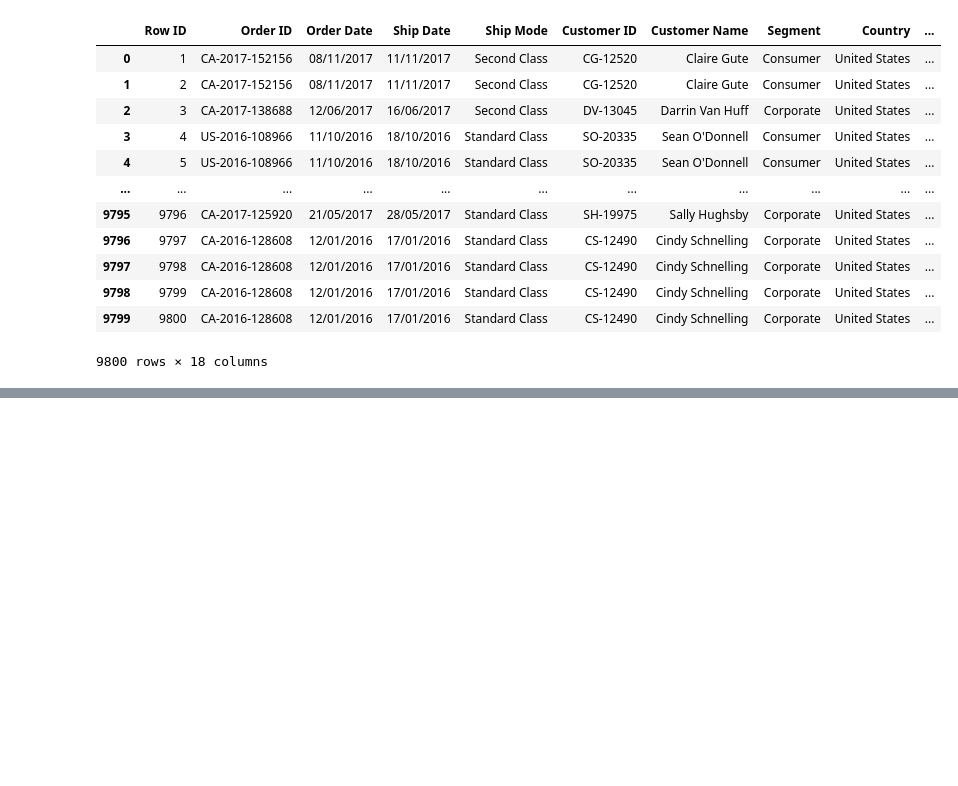
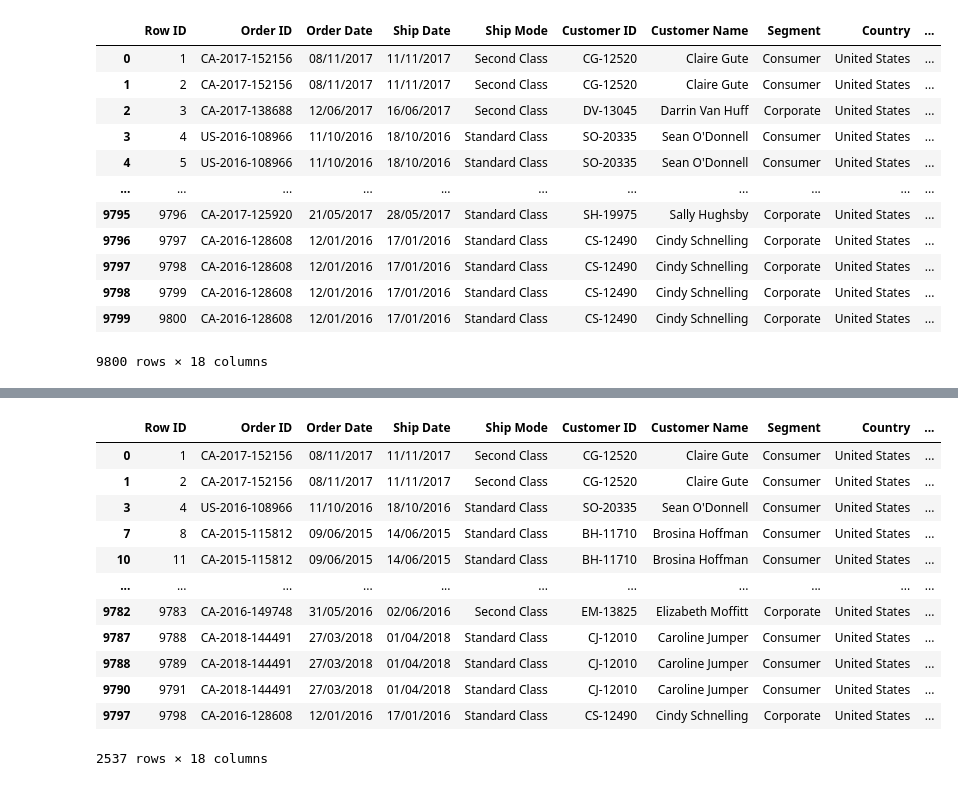
Before and after one commit to melissaviolet/app_development, a Jupyter notebook: test.ipynb, the cells around one changed output, grey strips where cells are left out. Cells and saved outputs as stored; diff of their text form; code cells hidden in the pictures; blank space fills up the shorter version.

```diff
--- a/test.ipynb
+++ b/test.ipynb
@@ -67,10 +67,6 @@ df2
 | 9799 | 9800 | CA-2016-128608 | 12/01/2016 | 17/01/2016 | Standard Class | CS-12490 | Cindy Schnelling | Corporate | United States | ... |
 9800 rows × 18 columns
 # %%
-import pandas as pd
-df2 = pd.read_csv(r"C:\Users\user\Desktop\Data sets\supermarket.csv")
-df2
-
-customer_ids = df2["Customer ID"]
-customer_ids
+country_state = df2[["Country", "State", "Customer ID"]]
+country_state
 # %% [output]
@@ -88,0 +86,17 @@ Name: Customer ID, Length: 9800, dtype: object
+# %%
+high_sales = df2[df2["Sales"] > 200]
+high_sales
+# %% [output]
+|  | Row ID | Order ID | Order Date | Ship Date | Ship Mode | Customer ID | Customer Name | Segment | Country | ... |
+| 0 | 1 | CA-2017-152156 | 08/11/2017 | 11/11/2017 | Second Class | CG-12520 | Claire Gute | Consumer | United States | ... |
+| 1 | 2 | CA-2017-152156 | 08/11/2017 | 11/11/2017 | Second Class | CG-12520 | Claire Gute | Consumer | United States | ... |
+| 3 | 4 | US-2016-108966 | 11/10/2016 | 18/10/2016 | Standard Class | SO-20335 | Sean O'Donnell | Consumer | United States | ... |
+| 7 | 8 | CA-2015-115812 | 09/06/2015 | 14/06/2015 | Standard Class | BH-11710 | Brosina Hoffman | Consumer | United States | ... |
+| 10 | 11 | CA-2015-115812 | 09/06/2015 | 14/06/2015 | Standard Class | BH-11710 | Brosina Hoffman | Consumer | United States | ... |
+| ... | ... | ... | ... | ... | ... | ... | ... | ... | ... | ... |
+| 9782 | 9783 | CA-2016-149748 | 31/05/2016 | 02/06/2016 | Second Class | EM-13825 | Elizabeth Moffitt | Corporate | United States | ... |
+| 9787 | 9788 | CA-2018-144491 | 27/03/2018 | 01/04/2018 | Standard Class | CJ-12010 | Caroline Jumper | Consumer | United States | ... |
+| 9788 | 9789 | CA-2018-144491 | 27/03/2018 | 01/04/2018 | Standard Class | CJ-12010 | Caroline Jumper | Consumer | United States | ... |
+| 9790 | 9791 | CA-2018-144491 | 27/03/2018 | 01/04/2018 | Standard Class | CJ-12010 | Caroline Jumper | Consumer | United States | ... |
+| 9797 | 9798 | CA-2016-128608 | 12/01/2016 | 17/01/2016 | Standard Class | CS-12490 | Cindy Schnelling | Corporate | United States | ... |
+2537 rows × 18 columns
```
Also changed, not shown: parts of 1 cell of this notebook.
